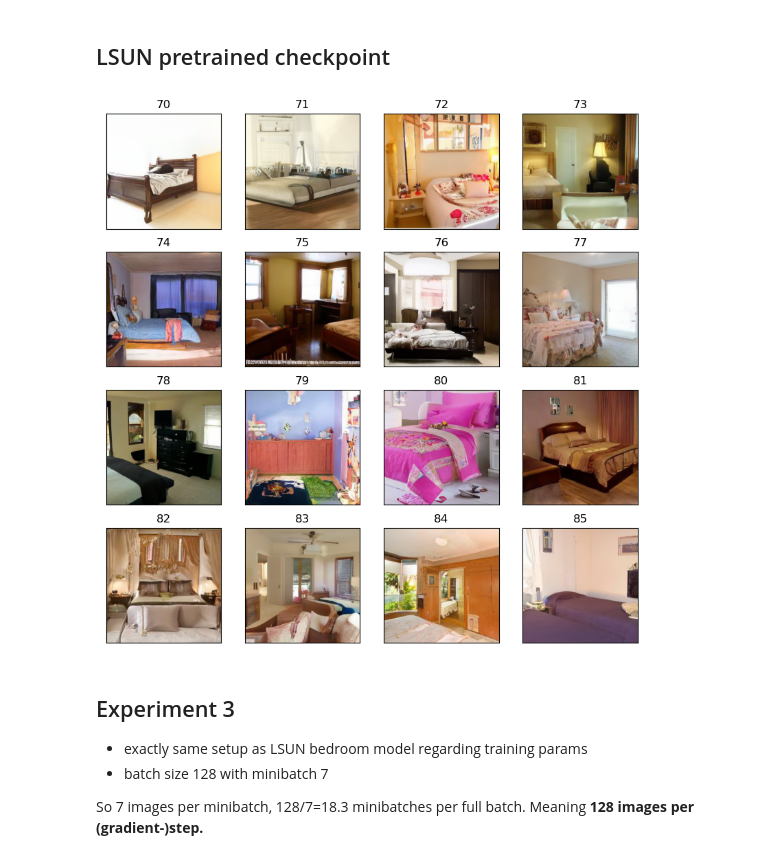
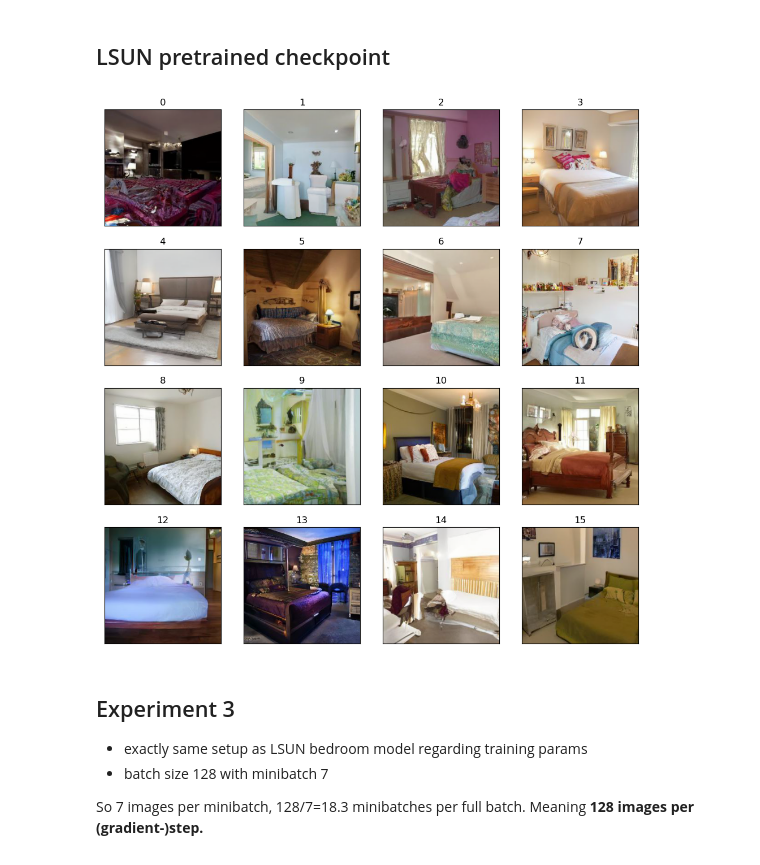
Before and after one commit to PatrickSVM/Diffusion-Models-for-Brain-Tumor-MRI-Scans, a Jupyter notebook: notebooks/Experiments_3.ipynb, the cells around one changed output. Cells and saved outputs as stored; diff of their text form; code cells hidden in the pictures.

Commit message:
Added bedroom

```diff
--- a/notebooks/Experiments_3.ipynb
+++ b/notebooks/Experiments_3.ipynb
@@ -7,18 +7,19 @@ import matplotlib.pyplot as plt
 data = np.load(f'../Samples/LSUN/samples_252x256x256x3.npz')
 batches = data[data.files[0]]
 # %%
-start=70
+start=0
 plt.figure(figsize=(10,10))
 for i in range(16):
     plt.subplot(4,4,i+1)
     plt.imshow(batches[i+start,:,:,])
     plt.xticks([])
     plt.yticks([])
     plt.title(i+start)
-#plt.savefig(fname="img/T1CE_second_4")
+plt.tight_layout()
+plt.savefig(fname="img/bedroom")
 plt.show()
 # %% [output]
-[figure, old version]
+[figure, new version]
 # %% [markdown]
 ## Experiment 3
 - exactly same setup as LSUN bedroom model regarding training params
```
Also changed, not shown: parts of 2 cells of this notebook, 1 other file.
